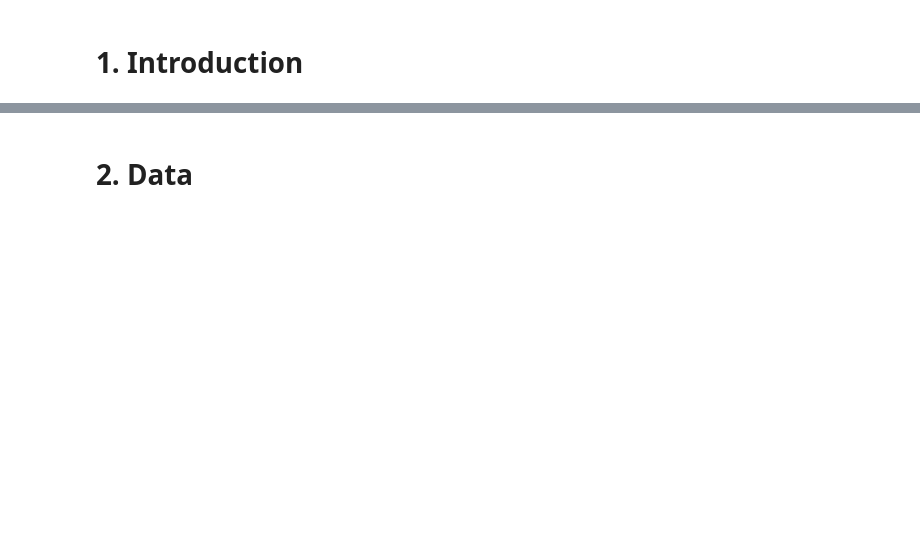
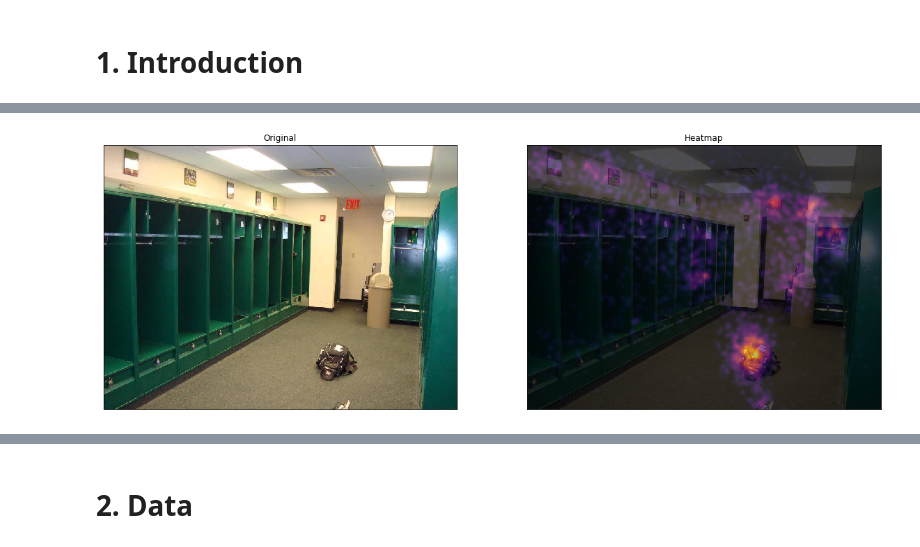
Before and after one commit to jafekb/projects, a Jupyter notebook: Provo Corpus/Final/Final.ipynb, the cells around one changed output, grey strips where cells are left out. Drawn from its saved outputs; the diff is of its cells as text; code cells hidden in the pictures; blank space fills up the shorter version.

```diff
--- a/Provo Corpus/Final/Final.ipynb
+++ b/Provo Corpus/Final/Final.ipynb
@@ -13,0 +22,38 @@ Dec 14, 2017
+# %%
+#Read in data
+df = pd.read_csv('Scene Viewing Fix Report.txt', delimiter='\t')
+df['CURRENT_FIX_X'] -= 400
+df['CURRENT_FIX_Y'] -= 150
+df = df[(df['CURRENT_FIX_X'] <= 800) & (df['CURRENT_FIX_X'] >= 0) &
+        (df['CURRENT_FIX_Y'] <= 600) & (df['CURRENT_FIX_Y'] >= 0)]
+# %%
+#Heatmap
+chosen_image = 'lockerroom4.jpg'
+img = plt.imread(chosen_image)
+
+dfheatmap = df[df['picture']==chosen_image]
+x, y = dfheatmap['CURRENT_FIX_X'].values, dfheatmap['CURRENT_FIX_Y'].values
+
+#Make heatmap
+intensity = np.zeros([600,800])
+for ind, xpoint in enumerate(x):
+    ypoint = y[ind]
+    intensity[int(ypoint), int(xpoint)] += 1
+#This Gaussian blur changes the intensity matrix
+# from a bunch of points to a nice heatmap.
+intensity = cv2.GaussianBlur(intensity, (27,27), 0)
+
+#Display
+plt.figure(figsize=(20,16))
+titles = ['Original', 'Heatmap']
+for i in range(1,3):
+    plt.subplot(1,2,i)
+    plt.imshow(img)
+    if i==2:
+        plt.imshow(intensity, alpha=0.7, cmap='inferno')
+    plt.title(titles[i-1])
+    plt.yticks([])
+    plt.xticks([])
+plt.show()
+# %% [output]
+[figure, added]
```
Also changed, not shown: parts of 18 cells of this notebook, 1 other file.
